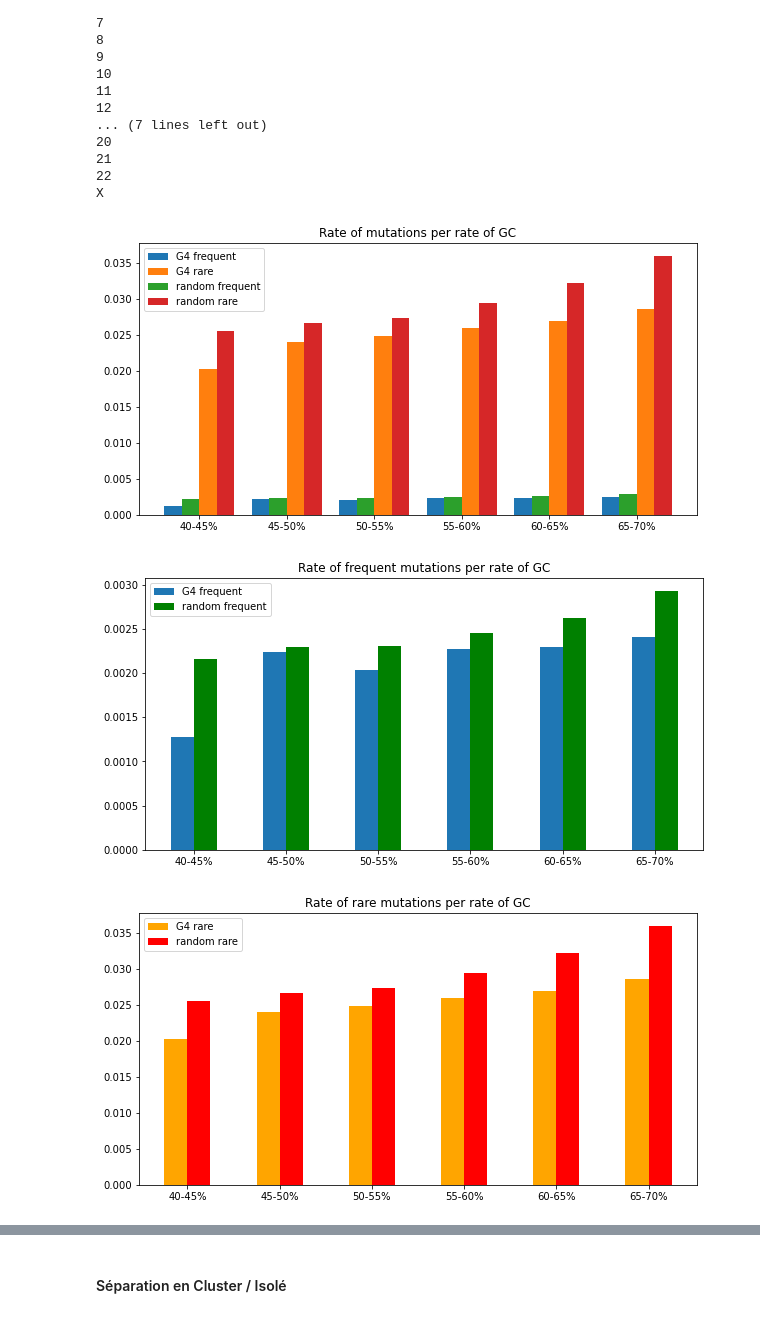
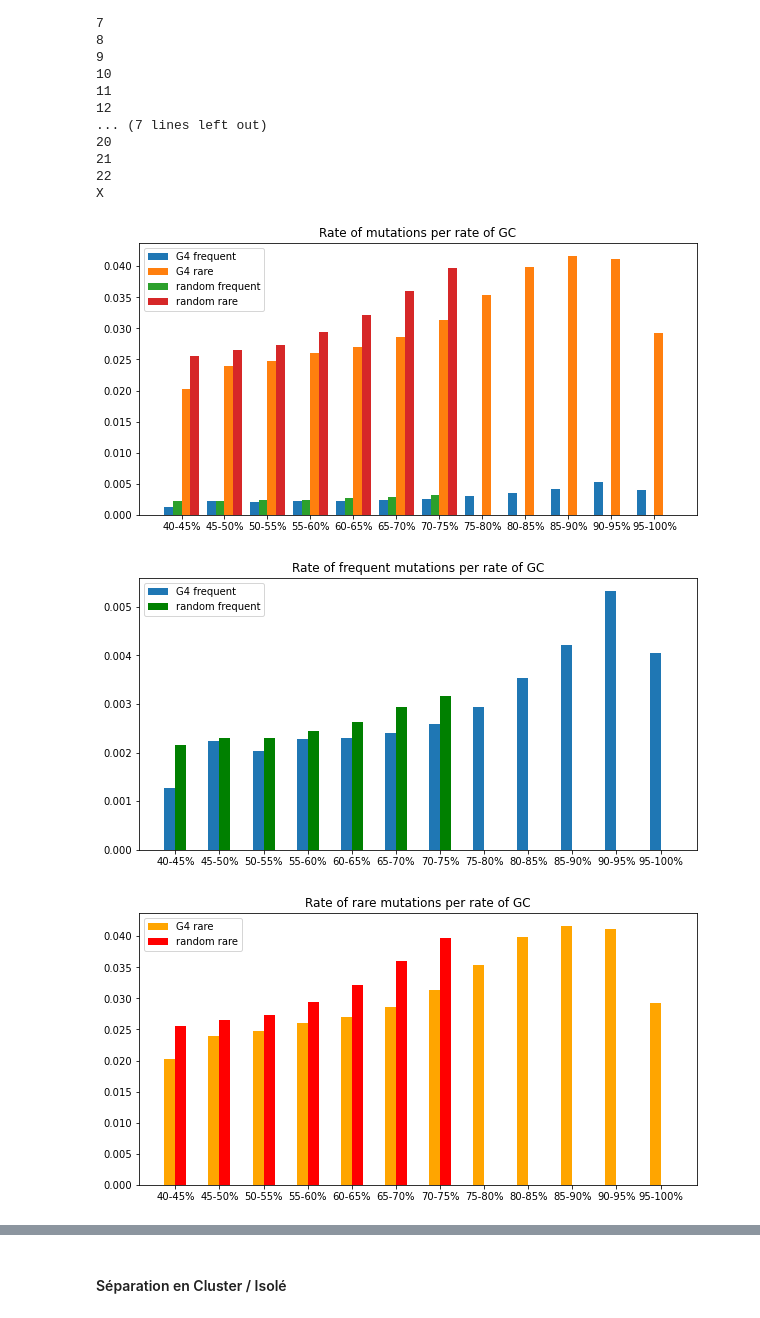
Before and after one commit to chloevogel/TRSante, a Jupyter notebook: Mutations_random.ipynb, the cells around one changed output, grey strips where cells are left out. Drawn from its saved outputs; the diff is of its cells as text; code cells hidden in the pictures.

```diff
--- a/Mutations_random.ipynb
+++ b/Mutations_random.ipynb
@@ -22,8 +22,8 @@ reader
 | 732451 | chrY | 59363518 | 59363547 | Canonical | 11 | 0 | 0 | 0 | gggtgtgggtgtgggtgtgggtgtgtggg |
 732452 rows × 9 columns
 # %%
-file = open('C:/Users/BlueC/Documents/Mines/Santé/Code/random_G4_sansN.csv')
-reader_rd = pd.read_csv(file, delimiter=',')
+file = open('C:/Users/BlueC/Documents/Mines/Santé/Code/annotatedRand.bed')
+reader_rd = pd.read_csv(file, delimiter='\t')
 # %%
 reader_rd
 # %% [output]
@@ -1066,7 +1068,9 @@ def select_AF_reste(reader2):
 list_chr = [str(i+1) for i in range (22)] + ['X']
 
 pas = 5
-taille = (30)//pas
+fin = 100
+debut = 40
+taille = (fin-debut)//pas
 
 list_mut_f = [0]*taille
 list_mut_r = [0]*taille
@@ -1087,7 +1091,7 @@ for i in (list_chr):
     reader2 = column_AF(reader2)
 
 
-    for j in range (40,70,pas) :
+    for j in range (debut,fin,pas) :
         reader_quar = reader[reader["%CG"] >= j]
         reader_quar = reader_quar[reader_quar["%CG"] < j+pas]
         reader_quar_rd = reader2[reader2["%CG"] >= j]
@@ -1098,10 +1102,10 @@ for i in (list_chr):
         AF_freq_rd = select_AF_freq(reader_quar_rd)
         AF_rare_rd = select_AF_rare(reader_quar_rd)
 
-        list_mut_f[j//pas-40//pas] += len(AF_freq)
-        list_mut_rd_f[j//pas-40//pas] += len(AF_freq_rd)
-        list_mut_r[j//pas - 40//pas] += len(AF_rare)
-        list_mut_rd_r[j//pas - 40//pas] += len(AF_rare_rd)
+        list_mut_f[j//pas-debut//pas] += len(AF_freq)
+        list_mut_rd_f[j//pas-debut//pas] += len(AF_freq_rd)
+        list_mut_r[j//pas - debut//pas] += len(AF_rare)
+        list_mut_rd_r[j//pas - debut//pas] += len(AF_rare_rd)
 
 
 file = open('C:/Users/BlueC/Documents/Mines/Santé/Code/annotated_G4plus_categories_explicit.csv')
@@ -1111,14 +1115,14 @@ file = open('C:/Users/BlueC/Documents/Mines/Santé/Code/random_G4_explicit_sansN
 reader4 = pd.read_csv(file)
 reader4 = ACGT(reader4)
 
-for j in range (40,70,pas) :
+for j in range (debut,fin,pas) :
     reader3b = reader3[reader3["%CG"] >= j]
     reader3b = reader3b[reader3b["%CG"] < j + pas]
     reader4b = reader4[reader4["%CG"] >= j]
     reader4b = reader4b[reader4b["%CG"] < j + pas]
 
-    list_length[j//pas-40//pas] += reader3b["length"].sum()
-    list_length_rd[j//pas-40//pas] += reader4b["length"].sum()
+    list_length[j//pas-debut//pas] += reader3b["length"].sum()
+    list_length_rd[j//pas-debut//pas] += reader4b["length"].sum()
 # %% [output]
 1
 2
@@ -1139,7 +1143,9 @@ for j in range (40,70,pas) :
 X
 # %%
 largeur = .2
-labels = ['40-45%', '45-50%', '50-55%', '55-60%', '60-65%', '65-70%']
+labels = [str(i)+"-"+str(i+pas)+"%" for i in range (debut,fin,pas)]
+list_mut_rd_f[7:] = [0]*len(list_mut_rd_f[7:])
+list_mut_rd_r[7:] = [0]*len(list_mut_rd_r[7:])
 
 fig, ax = plt.subplots(figsize = (10,5))
 x = np.array([i for i in range(len(list_mut_f))])
@@ -1184,35 +1190,35 @@ plt.legend(['G4 frequent', 'random frequent'])
 
 plt.title('Rate of frequent mutations per rate of GC')
 
 #plt.savefig('C:/Users/BlueC/Documents/Mines/Santé/Données et commentaires/fig19.jpg')
 plt.show()
 
 
 
 
 largeur = .25
 
 fig, ax = plt.subplots(figsize = (10,5))
 x = np.array([i for i in range(len(list_mut_f))])
 
 
 r1 = ax.bar(x - largeur/2, np.array(list_mut_r)/np.array(list_length), largeur, color = 'orange')
 r2 = ax.bar(x + largeur/2, np.array(list_mut_rd_r)/np.array(list_length_rd), largeur, color = 'red')
 
 
 
 ax.set_xticks(x)
 ax.set_xticklabels(labels)
 
 plt.legend(['G4 rare', 'random rare'])
 
 plt.title('Rate of rare mutations per rate of GC')
 
 #plt.savefig('C:/Users/BlueC/Documents/Mines/Santé/Données et commentaires/fig19.jpg')
 plt.show()
 # %% [output]
-[figure, old version]
+[figure, new version]
-[figure, old version]
+[figure, new version]
-[figure, old version]
+[figure, new version]
 # %%
 largeur = .2
```
Also changed, not shown: parts of 22 cells of this notebook.
